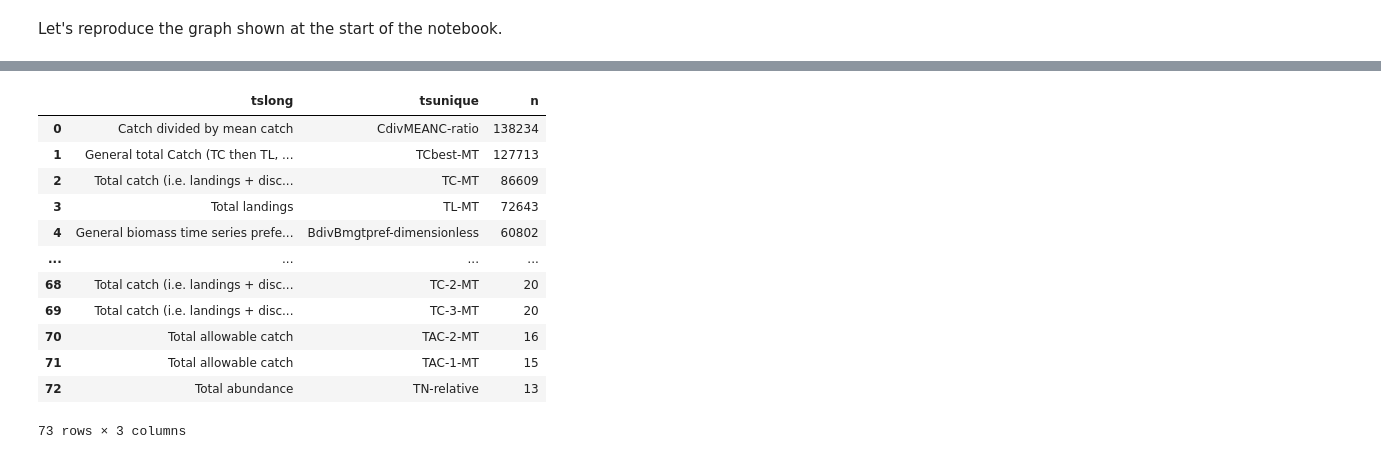
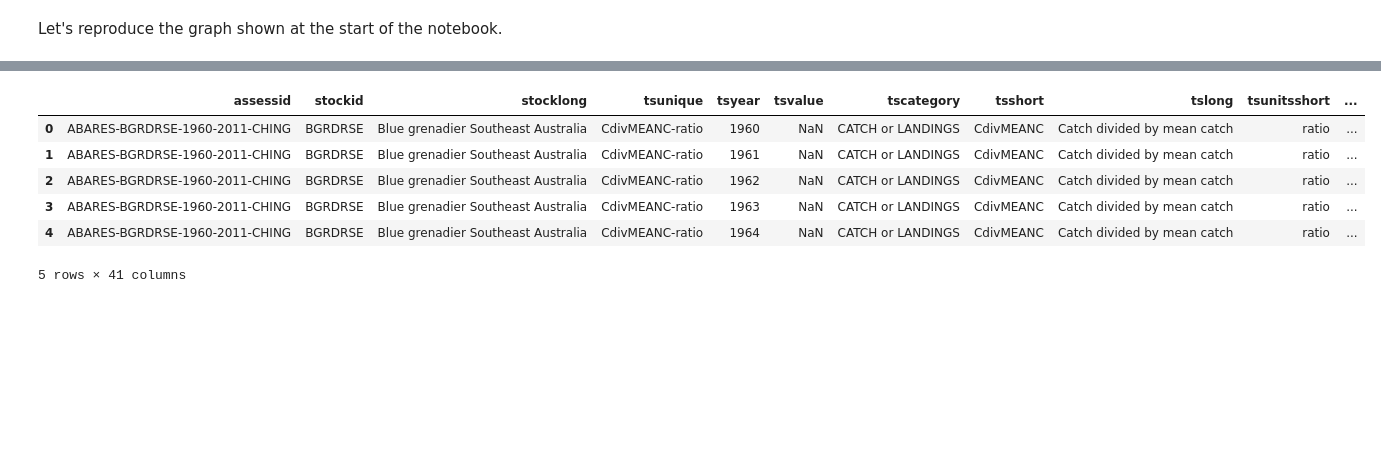
Before and after one commit to espm-288/fish-a_team_fish, a Jupyter notebook: notebook.ipynb, the cells around one changed output, grey strips where cells are left out. Drawn from its saved outputs; the diff is of its cells as text; code cells hidden in the pictures; blank space fills up the shorter version.

```diff
--- a/notebook.ipynb
+++ b/notebook.ipynb
@@ -148,33 +78,18 @@ metrics.filter(_.tscategory == "CATCH or LANDINGS").select(_.tslong, _.tsunique)
 68 rows × 2 columns
-# %%
-fish = (time_series
-    .rename(tsunique = "tsid")
-    .join(metrics, "tsunique")
-    .join(stock, ["stockid", "stocklong"])
-    .join(assessment, "assessid")
-)
-
-cod_catch = (fish
-.filter(_.tscategory == 'CATCH or LANDINGS')
-.filter(_.commonname == "Atlantic cod")
-)
-
-#cod_catch.head().execute()
-
-fish.group_by(_.tslong, _.tsunique).agg(n = _.count()).order_by(_.n.desc()).execute()
-
-#fish.columns # to view the columns
-# %% [output]
-|  | tslong | tsunique | n |
-| 0 | Catch divided by mean catch | CdivMEANC-ratio | 138234 |
-| 1 | General total Catch (TC then TL, ... | TCbest-MT | 127713 |
-| 2 | Total catch (i.e. landings + disc... | TC-MT | 86609 |
-| 3 | Total landings | TL-MT | 72643 |
-| 4 | General biomass time series prefe... | BdivBmgtpref-dimensionless | 60802 |
-| ... | ... | ... | ... |
-| 68 | Total catch (i.e. landings + disc... | TC-2-MT | 20 |
-| 69 | Total catch (i.e. landings + disc... | TC-3-MT | 20 |
-| 70 | Total allowable catch | TAC-2-MT | 16 |
-| 71 | Total allowable catch | TAC-1-MT | 15 |
-| 72 | Total abundance | TN-relative | 13 |
-73 rows × 3 columns
+# %%
+# join tables together
+fish = (time_series
+    .rename(tsunique = "tsid")
+    .join(metrics, "tsunique")
+    .join(stock, ["stockid", "stocklong"]) # join on both columns
+    .join(assessment, "assessid")
+)
+fish.head().execute()
+# %% [output]
+|  | assessid | stockid | stocklong | tsunique | tsyear | tsvalue | tscategory | tsshort | tslong | tsunitsshort | ... |
+| 0 | ABARES-BGRDRSE-1960-2011-CHING | BGRDRSE | Blue grenadier Southeast Australia | CdivMEANC-ratio | 1960 | NaN | CATCH or LANDINGS | CdivMEANC | Catch divided by mean catch | ratio | ... |
+| 1 | ABARES-BGRDRSE-1960-2011-CHING | BGRDRSE | Blue grenadier Southeast Australia | CdivMEANC-ratio | 1961 | NaN | CATCH or LANDINGS | CdivMEANC | Catch divided by mean catch | ratio | ... |
+| 2 | ABARES-BGRDRSE-1960-2011-CHING | BGRDRSE | Blue grenadier Southeast Australia | CdivMEANC-ratio | 1962 | NaN | CATCH or LANDINGS | CdivMEANC | Catch divided by mean catch | ratio | ... |
+| 3 | ABARES-BGRDRSE-1960-2011-CHING | BGRDRSE | Blue grenadier Southeast Australia | CdivMEANC-ratio | 1963 | NaN | CATCH or LANDINGS | CdivMEANC | Catch divided by mean catch | ratio | ... |
+| 4 | ABARES-BGRDRSE-1960-2011-CHING | BGRDRSE | Blue grenadier Southeast Australia | CdivMEANC-ratio | 1964 | NaN | CATCH or LANDINGS | CdivMEANC | Catch divided by mean catch | ratio | ... |
+5 rows × 41 columns
```
Also changed, not shown: parts of 19 cells of this notebook.
